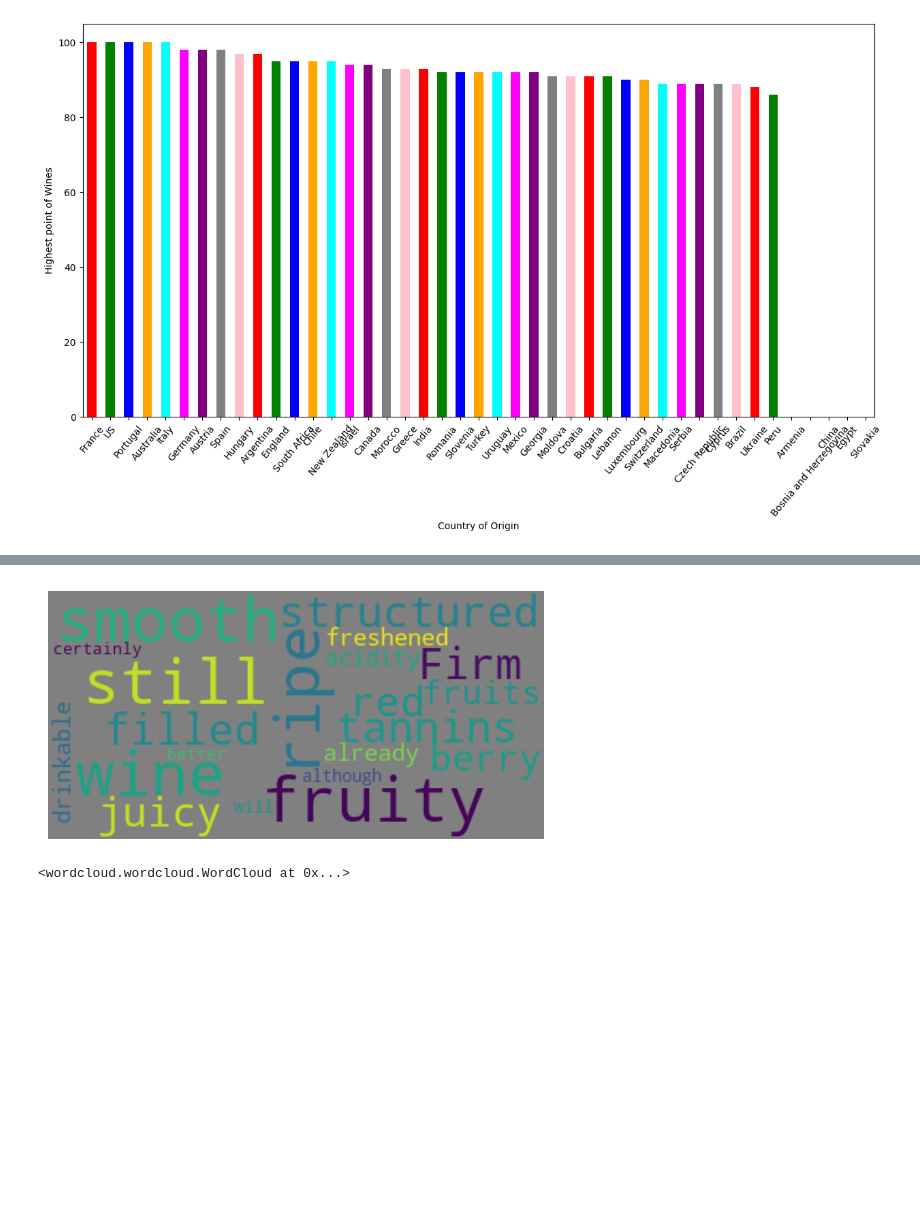
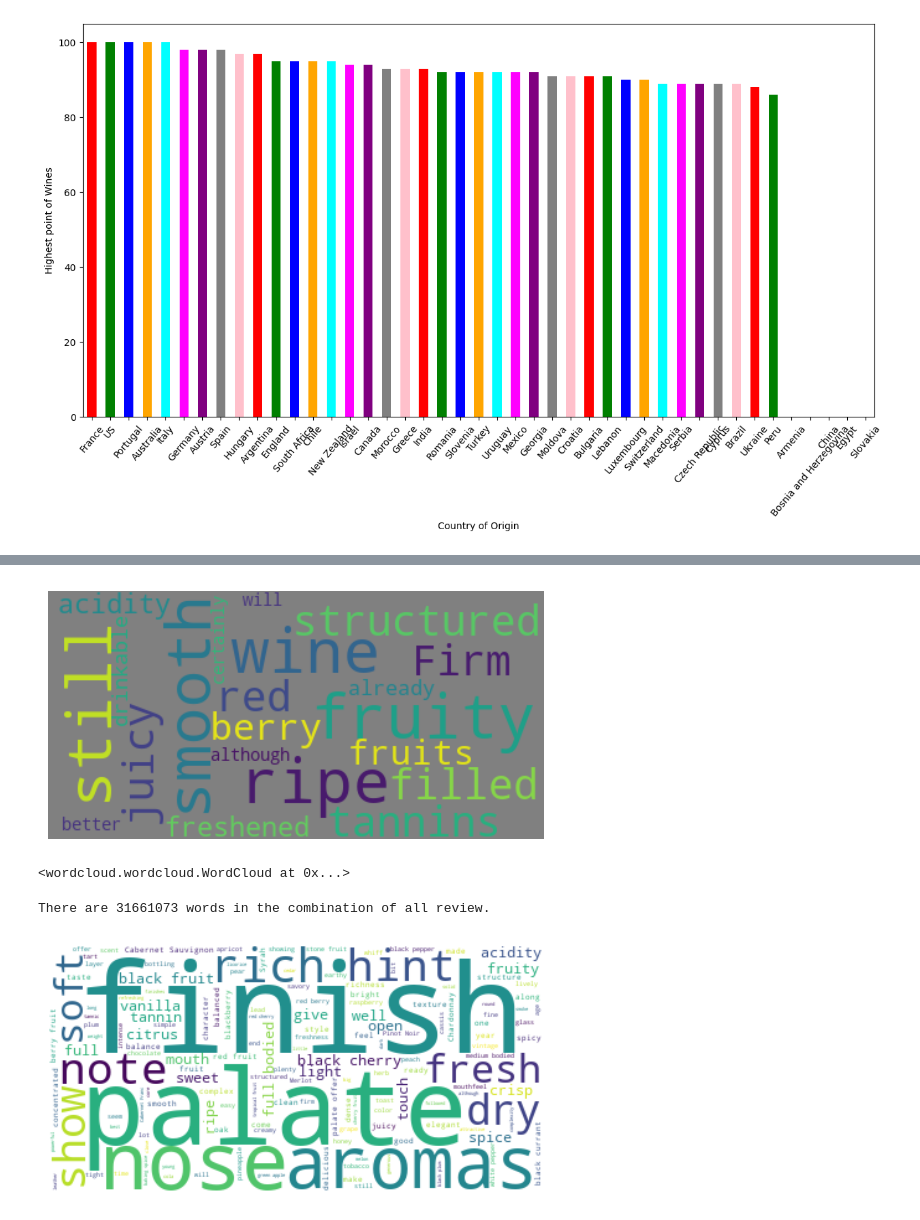
Before and after one commit to Ch-Erenn/ms-data-science, a Jupyter notebook: wordcloud/word-cloud.ipynb, the cells around one changed output, grey strips where cells are left out. Saved outputs shown, nothing was run; the diff lists cells and outputs as text; code cells hidden in the pictures; blank space fills up the shorter version.

```diff
--- a/wordcloud/word-cloud.ipynb
+++ b/wordcloud/word-cloud.ipynb
@@ -107,14 +107,33 @@ plt.show()
 # %%
-# lower max_font_size, change the maximum number of word and lighten the background:
-wordcloud = WordCloud(max_font_size=50, max_words=50, background_color="grey").generate(text)
+#lower max_font_size, change the maximum number of word and lighten the background:
+wordcloud = WordCloud(max_font_size=50, max_words=50, background_color="grey").generate(text_simple)
 plt.figure()
 plt.imshow(wordcloud, interpolation="bilinear")
 plt.axis("off")
 plt.show()
 # %% [output]
-[figure, old version]
+[figure, new version]
 # %%
 # Save the image in the test folder:
 wordcloud.to_file("test/first_review.png")
 # %% [output]
 <wordcloud.wordcloud.WordCloud at 0x...>
+# %%
+text = " ".join(review for review in df.description)
+print ("There are {} words in the combination of all review.".format(len(text)))
+# %% [output]
+There are 31661073 words in the combination of all review.
+# %%
+stopwords = set(STOPWORDS)
+stopwords.update(["aroma", "blend", "drink", "now", "wine", "flavor", "flavors"])
+
+#Generate a word cloud image
+wordcloud = WordCloud(stopwords=stopwords, background_color="white").generate(text)
+
+#Display the generated image:
+#the matplotlib way:
+plt.imshow(wordcloud, interpolation='bilinear')
+plt.axis("off")
+plt.show()
+# %% [output]
+[figure, added]
```
Also changed, not shown: parts of 2 cells of this notebook, 1 other file.
